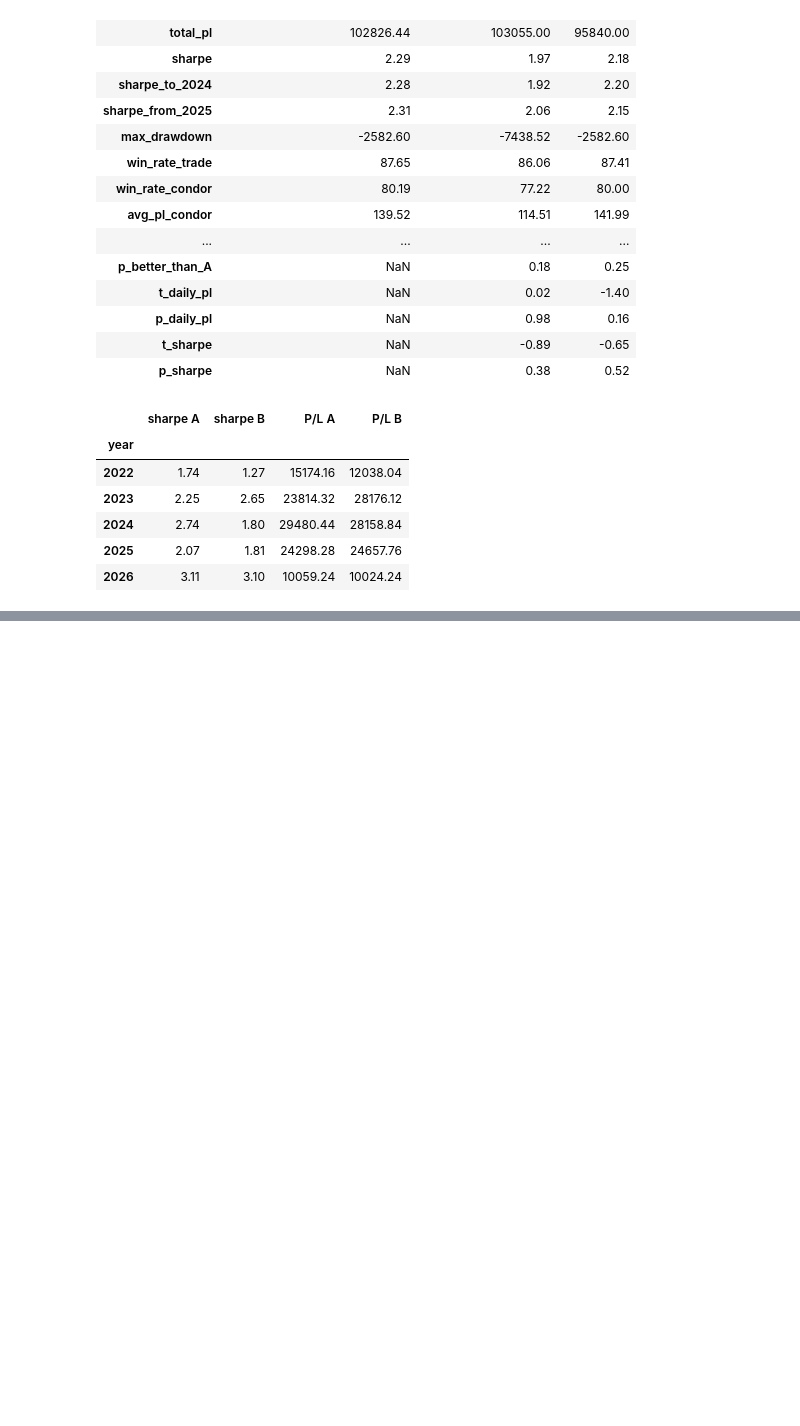
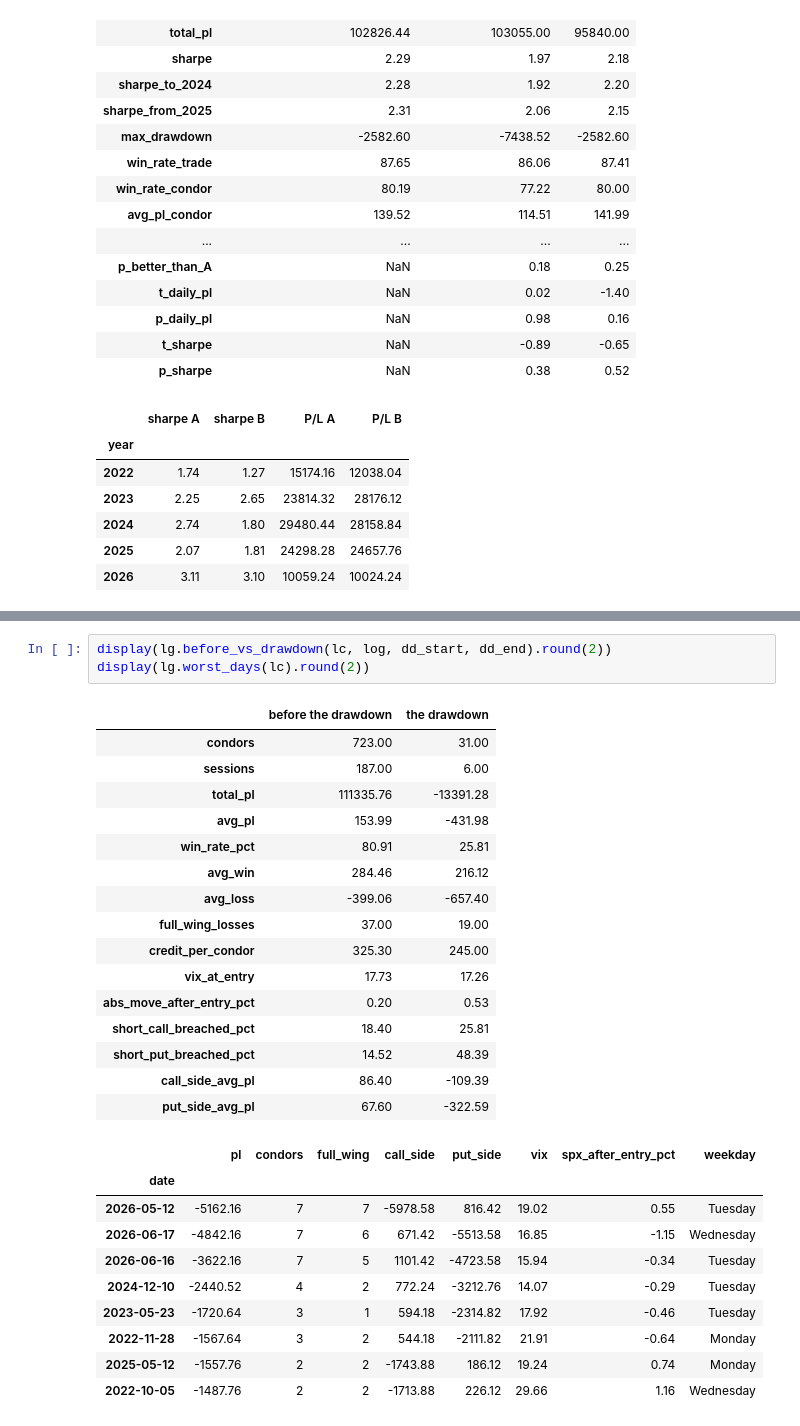
Before and after one commit to adam-masri24/ic-strat-notebooks, a Jupyter notebook: strategies/ic_strat/notebooks/ic_analysis.ipynb, the cells around one changed output, grey strips where cells are left out. Drawn from its saved outputs; the diff is of its cells as text; blank space fills up the shorter version.

```diff
--- a/strategies/ic_strat/notebooks/ic_analysis.ipynb
+++ b/strategies/ic_strat/notebooks/ic_analysis.ipynb
@@ -1628,0 +1696,30 @@ display(by2)
+# %%
+display(lg.before_vs_drawdown(lc, log, dd_start, dd_end).round(2))
+display(lg.worst_days(lc).round(2))
+# %% [output]
+|  | before the drawdown | the drawdown |
+| condors | 723.00 | 31.00 |
+| sessions | 187.00 | 6.00 |
+| total_pl | 111335.76 | -13391.28 |
+| avg_pl | 153.99 | -431.98 |
+| win_rate_pct | 80.91 | 25.81 |
+| avg_win | 284.46 | 216.12 |
+| avg_loss | -399.06 | -657.40 |
+| full_wing_losses | 37.00 | 19.00 |
+| credit_per_condor | 325.30 | 245.00 |
+| vix_at_entry | 17.73 | 17.26 |
+| abs_move_after_entry_pct | 0.20 | 0.53 |
+| short_call_breached_pct | 18.40 | 25.81 |
+| short_put_breached_pct | 14.52 | 48.39 |
+| call_side_avg_pl | 86.40 | -109.39 |
+| put_side_avg_pl | 67.60 | -322.59 |
+|  | pl | condors | full_wing | call_side | put_side | vix | spx_after_entry_pct | weekday |
+| date |  |  |  |  |  |  |  |  |
+| 2026-05-12 | -5162.16 | 7 | 7 | -5978.58 | 816.42 | 19.02 | 0.55 | Tuesday |
+| 2026-06-17 | -4842.16 | 7 | 6 | 671.42 | -5513.58 | 16.85 | -1.15 | Wednesday |
+| 2026-06-16 | -3622.16 | 7 | 5 | 1101.42 | -4723.58 | 15.94 | -0.34 | Tuesday |
+| 2024-12-10 | -2440.52 | 4 | 2 | 772.24 | -3212.76 | 14.07 | -0.29 | Tuesday |
+| 2023-05-23 | -1720.64 | 3 | 1 | 594.18 | -2314.82 | 17.92 | -0.46 | Tuesday |
+| 2022-11-28 | -1567.64 | 3 | 2 | 544.18 | -2111.82 | 21.91 | -0.64 | Monday |
+| 2025-05-12 | -1557.76 | 2 | 2 | -1743.88 | 186.12 | 19.24 | 0.74 | Monday |
+| 2022-10-05 | -1487.76 | 2 | 2 | -1713.88 | 226.12 | 29.66 | 1.16 | Wednesday |
```
Also changed, not shown: parts of 11 cells of this notebook, 3 other files.
